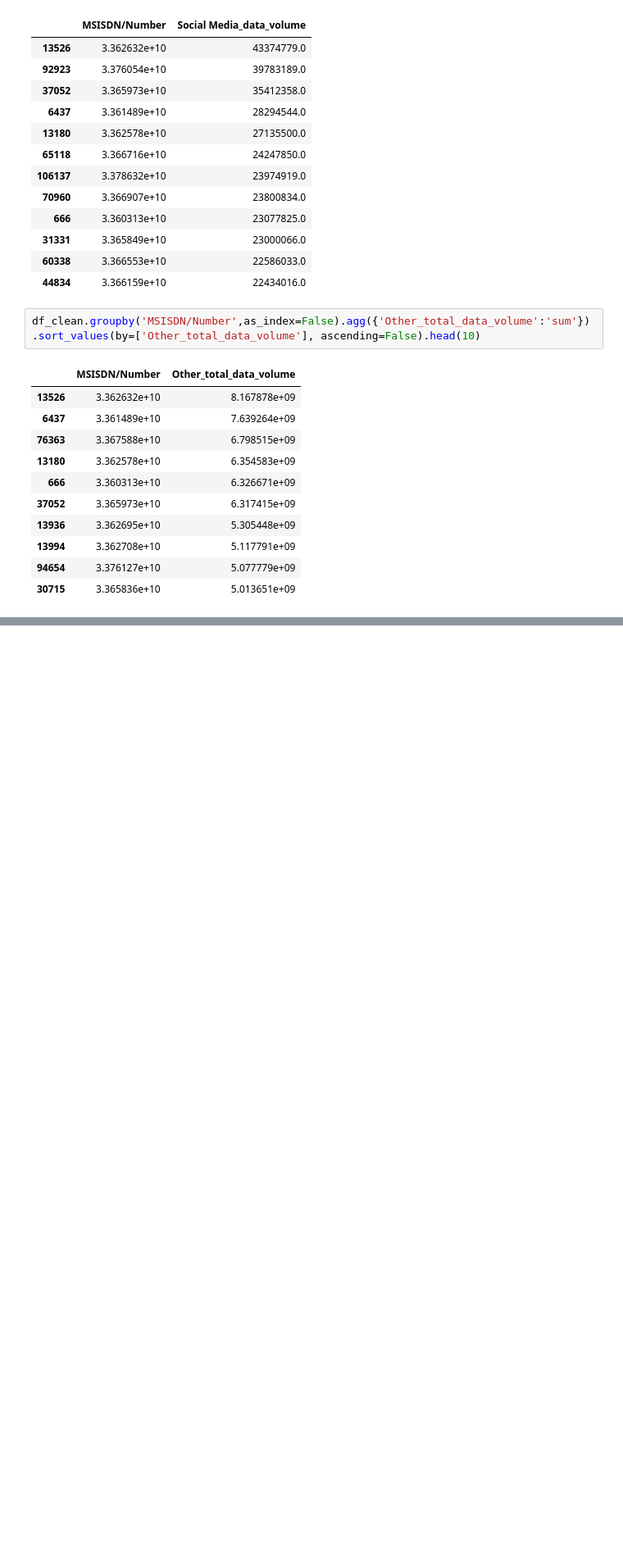
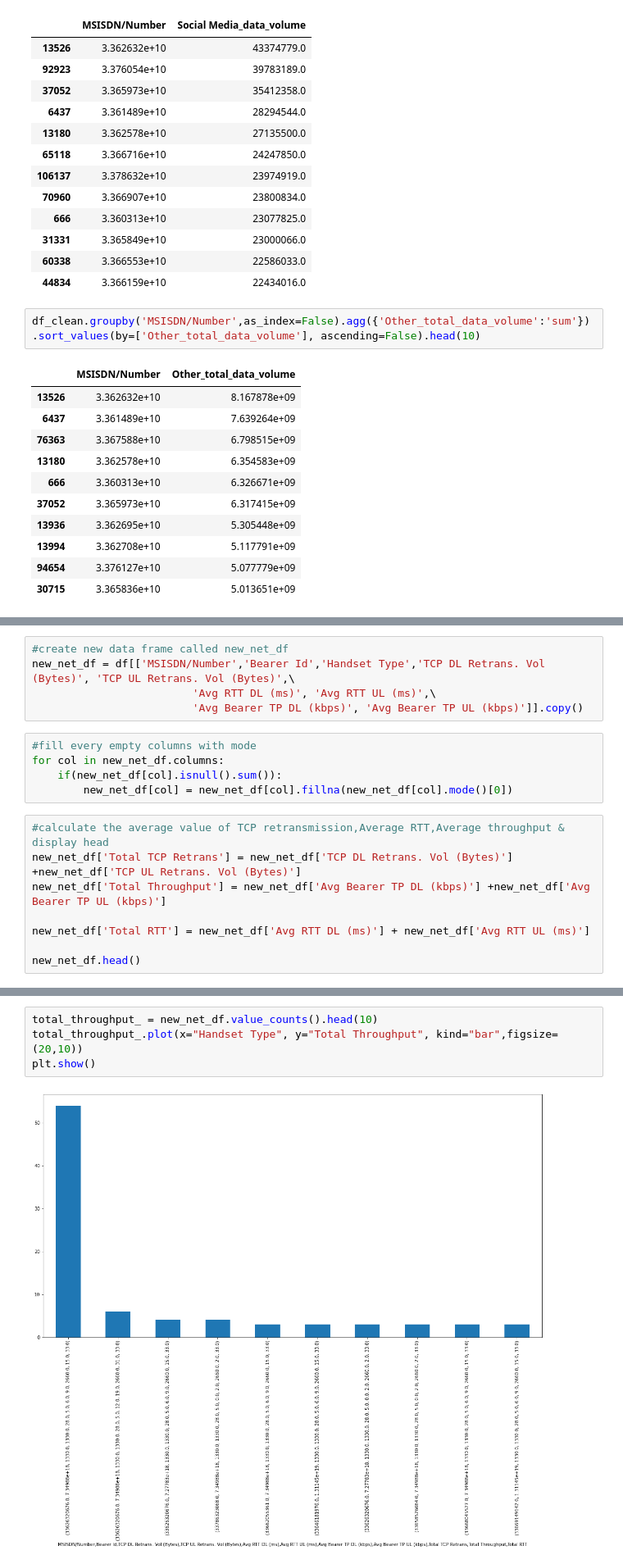
Before and after one commit to miz-ab/10xac_week_one_challenge_1, a Jupyter notebook: notebooks/week_one_challenge_one_task_1_1.ipynb, the cells around one changed output, grey strips where cells are left out. Shown: that part at 82% size. Cells and saved outputs as stored; diff of their text form; blank space fills up the shorter version.

```diff
--- a/notebooks/week_one_challenge_one_task_1_1.ipynb
+++ b/notebooks/week_one_challenge_one_task_1_1.ipynb
@@ -575,0 +589,18 @@ df_clean.groupby('MSISDN/Number',as_index=False).agg({'Other_total_data_volume':
+# %%
+#create new data frame called new_net_df
+new_net_df = df[['MSISDN/Number','Bearer Id','Handset Type','TCP DL Retrans. Vol (Bytes)', 'TCP UL Retrans. Vol (Bytes)',\
+                         'Avg RTT DL (ms)', 'Avg RTT UL (ms)',\
+                         'Avg Bearer TP DL (kbps)', 'Avg Bearer TP UL (kbps)']].copy()
+# %%
+#fill every empty columns with mode
+for col in new_net_df.columns:
+    if(new_net_df[col].isnull().sum()):
+        new_net_df[col] = new_net_df[col].fillna(new_net_df[col].mode()[0])
+# %%
+#calculate the average value of TCP retransmission,Average RTT,Average throughput & display head
+new_net_df['Total TCP Retrans'] = new_net_df['TCP DL Retrans. Vol (Bytes)'] +new_net_df['TCP UL Retrans. Vol (Bytes)']
+new_net_df['Total Throughput'] = new_net_df['Avg Bearer TP DL (kbps)'] +new_net_df['Avg Bearer TP UL (kbps)']
+
+new_net_df['Total RTT'] = new_net_df['Avg RTT DL (ms)'] + new_net_df['Avg RTT UL (ms)']
+
+new_net_df.head()
@@ -575,0 +795,6 @@ df_clean.groupby('MSISDN/Number',as_index=False).agg({'Other_total_data_volume':
+# %%
+total_throughput_ = new_net_df.value_counts().head(10)
+total_throughput_.plot(x="Handset Type", y="Total Throughput", kind="bar",figsize=(20,10))
+plt.show()
+# %% [output]
+[figure, added]
```
Also changed, not shown: parts of 27 cells of this notebook.
